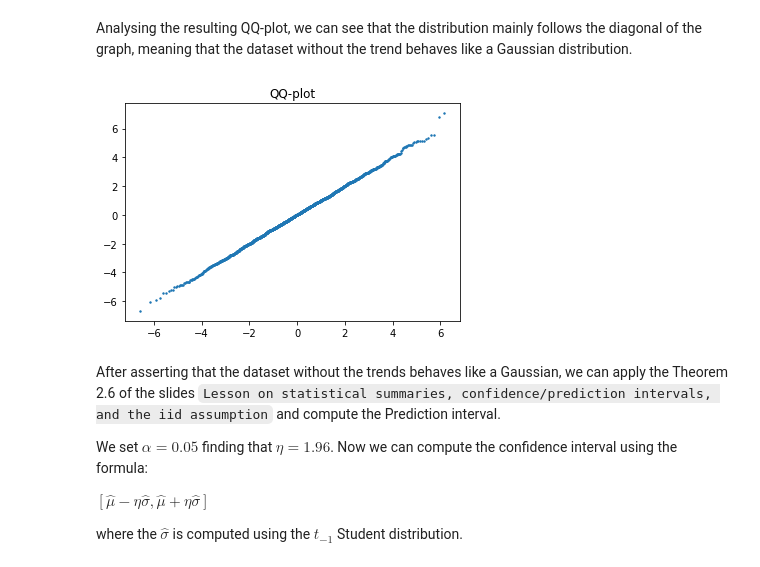
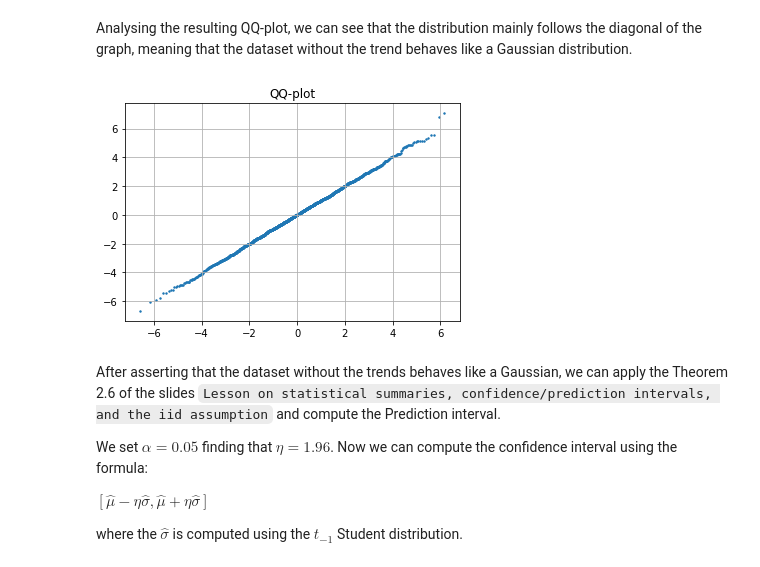
Before and after one commit to davidezanella/spe-assignments, a Jupyter notebook: Homework 2/delivery/report.ipynb, the cells around one changed output. Saved outputs shown, nothing was run; the diff lists cells and outputs as text; code cells hidden in the pictures.

```diff
--- a/Homework 2/delivery/report.ipynb
+++ b/Homework 2/delivery/report.ipynb
@@ -234,13 +234,14 @@ Analysing the resulting QQ-plot, we can see that the distribution mainly follows
 # %%
 %matplotlib inline
 import matplotlib.pyplot as plt
 
 plt.scatter(x_qq, y_qq, s=2)
 
 plt.title('QQ-plot')
+plt.grid()
 plt.show()
 # %% [output]
-[figure, old version]
+[figure, new version]
 # %% [markdown]
 After asserting that the dataset without the trends behaves like a Gaussian, we can apply the Theorem 2.6 of the slides `Lesson on statistical summaries, confidence/prediction intervals, and the iid assumption` and compute the Prediction interval.
 
```
Also changed, not shown: parts of 10 cells of this notebook.
